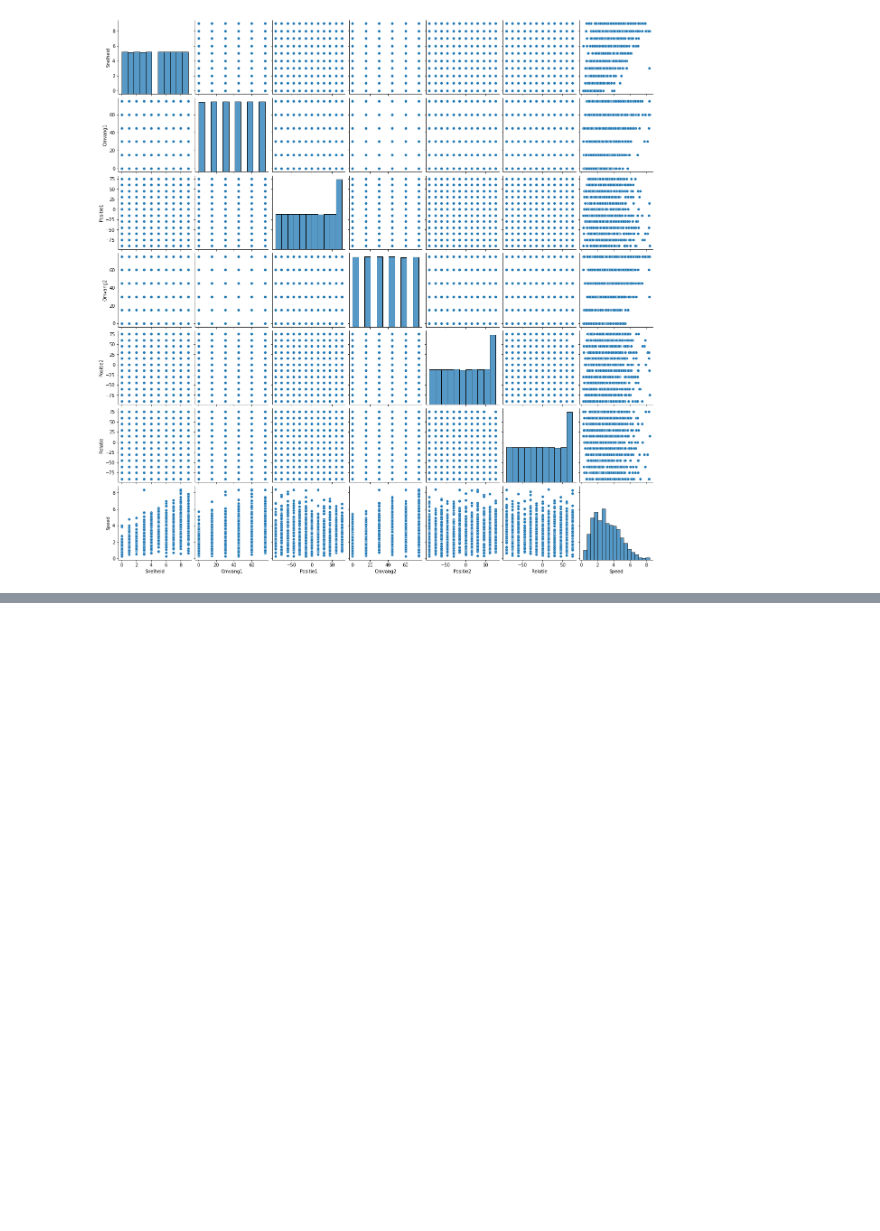
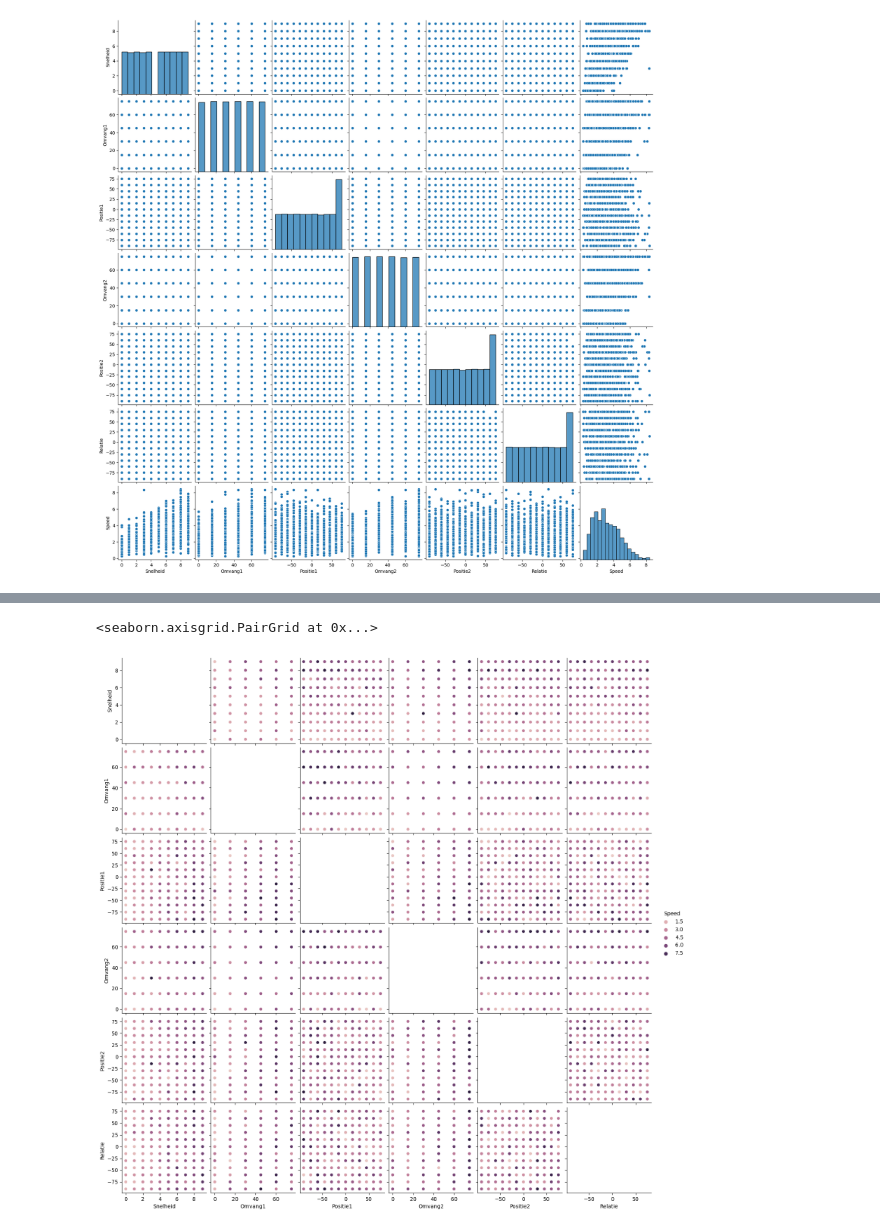
Before and after one commit to AmirHosseinJazz/Edmo_SwarmIntelligence, a Jupyter notebook: sampling/eda.ipynb, the cells around one changed output, grey strips where cells are left out. Saved outputs shown, nothing was run; the diff lists cells and outputs as text; code cells hidden in the pictures; blank space fills up the shorter version.

```diff
--- a/sampling/eda.ipynb
+++ b/sampling/eda.ipynb
@@ -108,0 +89,6 @@ for col in data.columns:
+# %%
+# # pairwise plot with omvang1 and omvang2 and speed as hue
+sns.pairplot(data, hue='Speed')
+# %% [output]
+<seaborn.axisgrid.PairGrid at 0x...>
+[figure, added]
```
Also changed, not shown: parts of 7 cells of this notebook.
